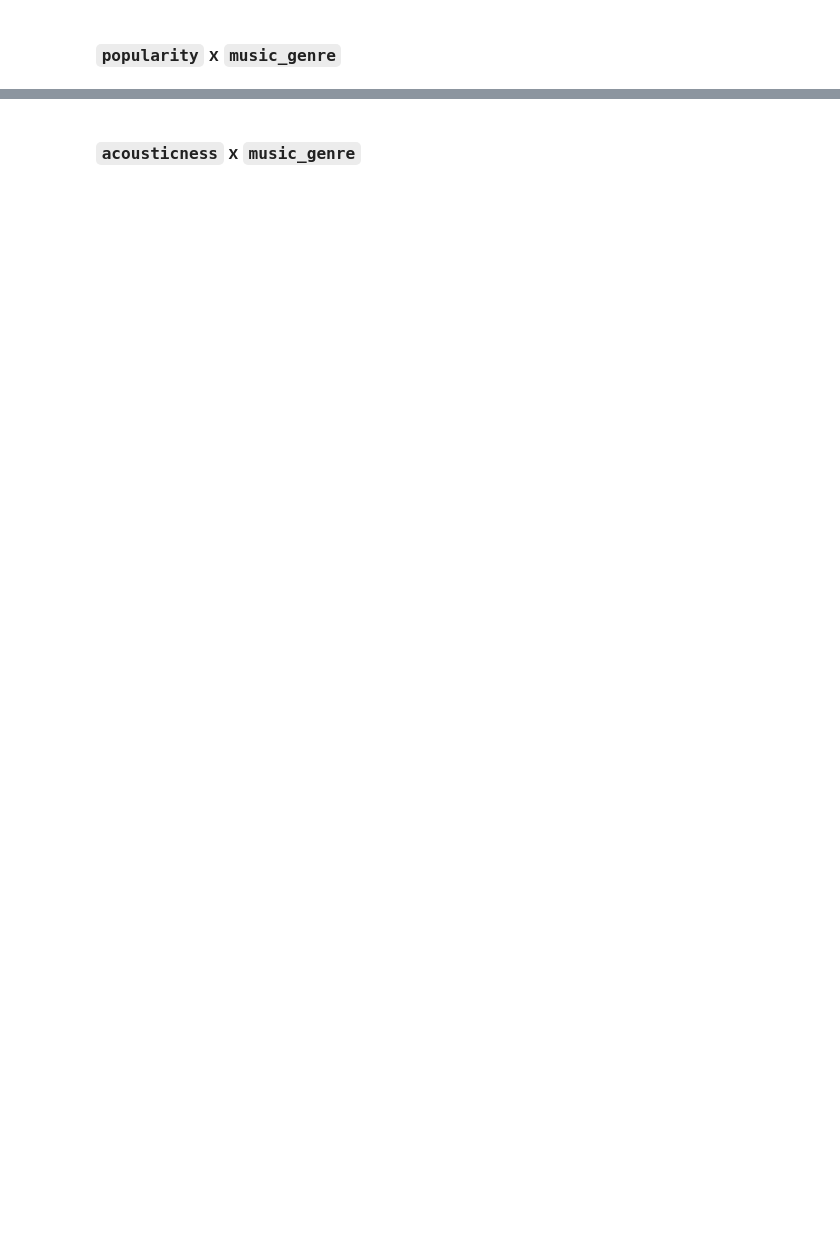
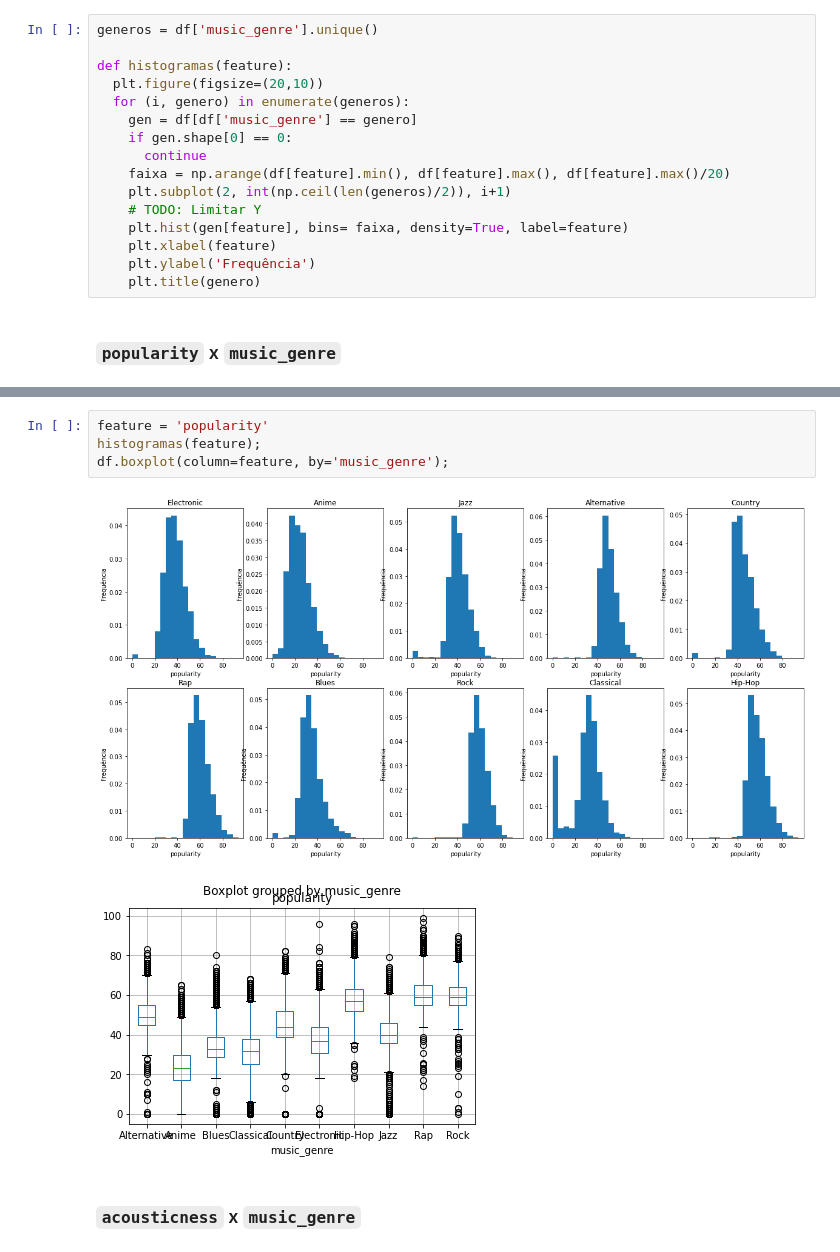
Before and after one commit to Gabriela321733/Projeto_2_Cdados, a Jupyter notebook: dados.ipynb, the cells around one changed output, grey strips where cells are left out. Cells and saved outputs as stored; diff of their text form; blank space fills up the shorter version.

```diff
--- a/dados.ipynb
+++ b/dados.ipynb
@@ -90,2 +106,18 @@ Na análise exploratória, nosso objetivo é descobrir quais variáveis são sig
+# %%
+generos = df['music_genre'].unique()
+
+def histogramas(feature):
+  plt.figure(figsize=(20,10))
+  for (i, genero) in enumerate(generos):
+    gen = df[df['music_genre'] == genero]
+    if gen.shape[0] == 0:
+      continue
+    faixa = np.arange(df[feature].min(), df[feature].max(), df[feature].max()/20)
+    plt.subplot(2, int(np.ceil(len(generos)/2)), i+1)
+    # TODO: Limitar Y
+    plt.hist(gen[feature], bins= faixa, density=True, label=feature)
+    plt.xlabel(feature)
+    plt.ylabel('Frequência')
+    plt.title(genero)
 # %% [markdown]
 ### `popularity` x `music_genre`
@@ -164,2 +124,9 @@ Text(0.5, 1.0, 'classica')
+# %%
+feature = 'popularity'
+histogramas(feature);
+df.boxplot(column=feature, by='music_genre');
+# %% [output]
+[figure, added]
+[figure, added]
 # %% [markdown]
 ### `acousticness` x `music_genre`
```
Also changed, not shown: parts of 26 cells of this notebook.
